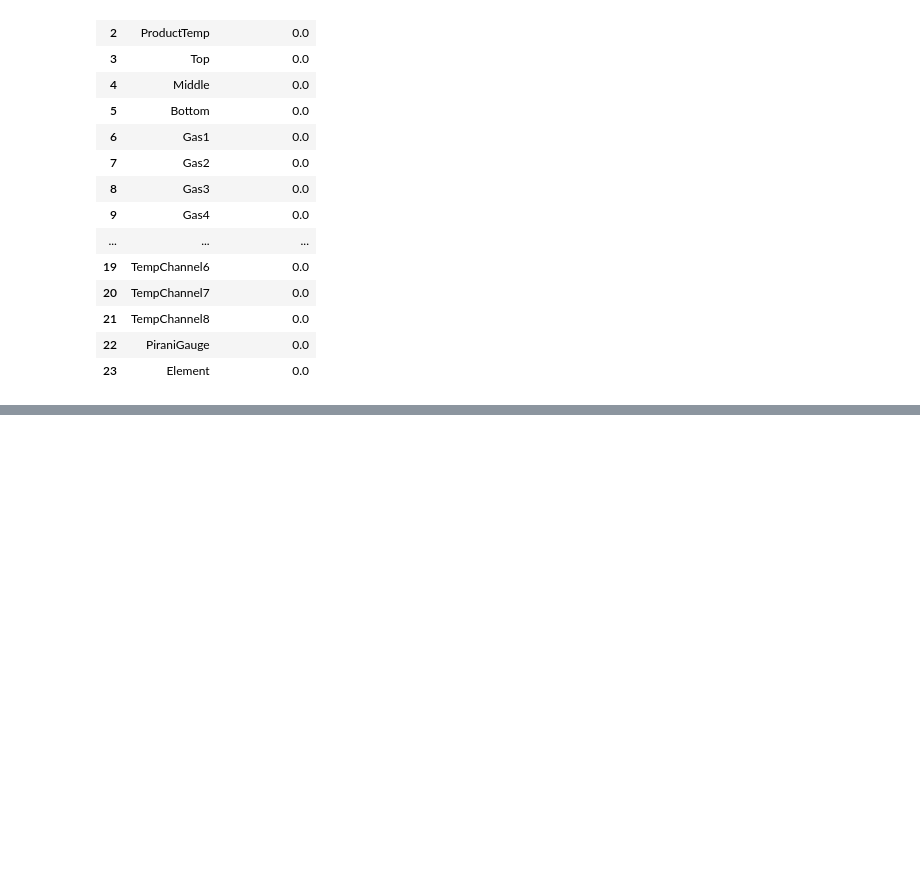
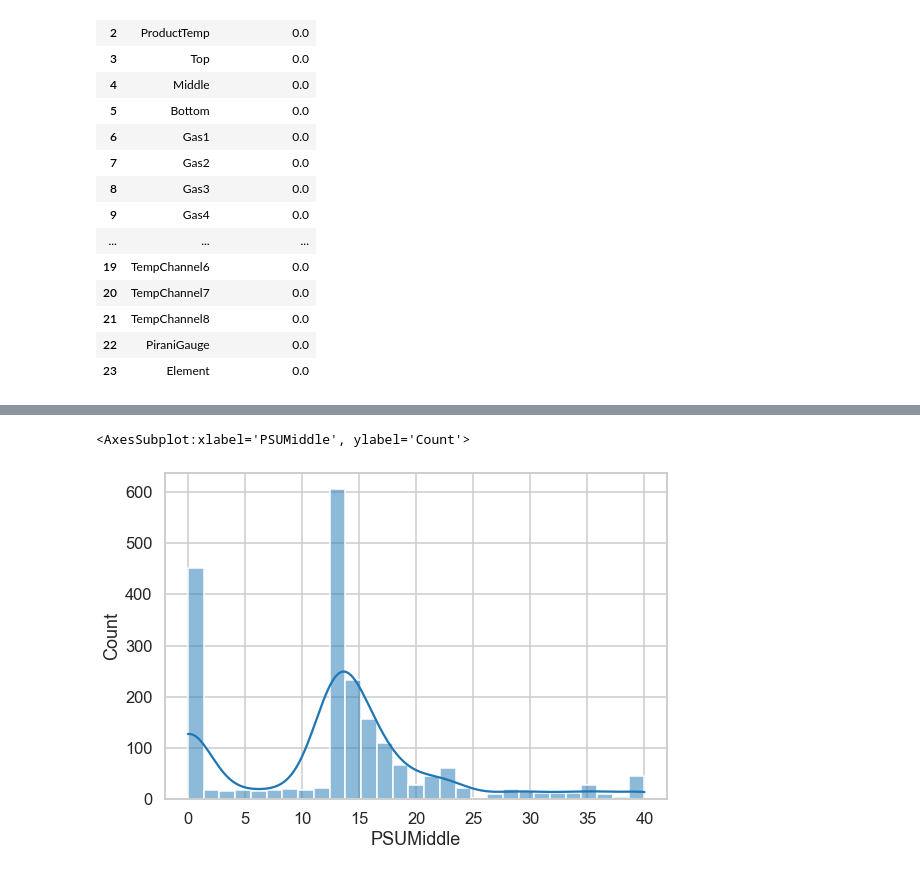
Before and after one commit to sreevathsadb/TEL-Exercise, a Jupyter notebook: EDA.ipynb, the cells around one changed output, grey strips where cells are left out. Saved outputs shown, nothing was run; the diff lists cells and outputs as text; code cells hidden in the pictures; blank space fills up the shorter version.

```diff
--- a/EDA.ipynb
+++ b/EDA.ipynb
@@ -188,0 +196,8 @@ Indexing with multiple keys (implicitly converted to a tuple of keys) will be de
+# %%
+# Distribution Plot (a.k.a. Histogram)
+plt.figure(figsize=(9,6))
+sns.histplot(df, x='PSUMiddle',
+             kde=True) # Plot the density curve too
+# %% [output]
+<AxesSubplot:xlabel='PSUMiddle', ylabel='Count'>
+[figure, added]
```
Also changed, not shown: parts of 13 cells of this notebook.
